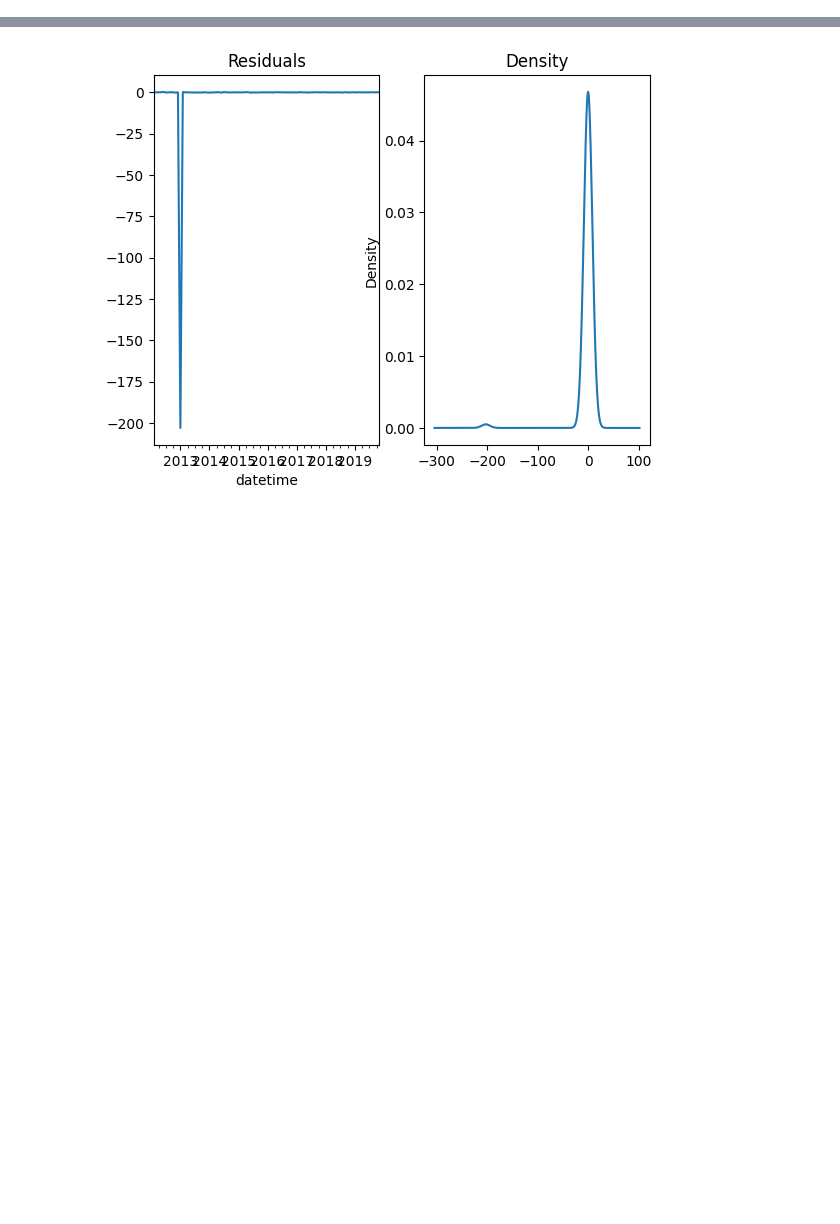
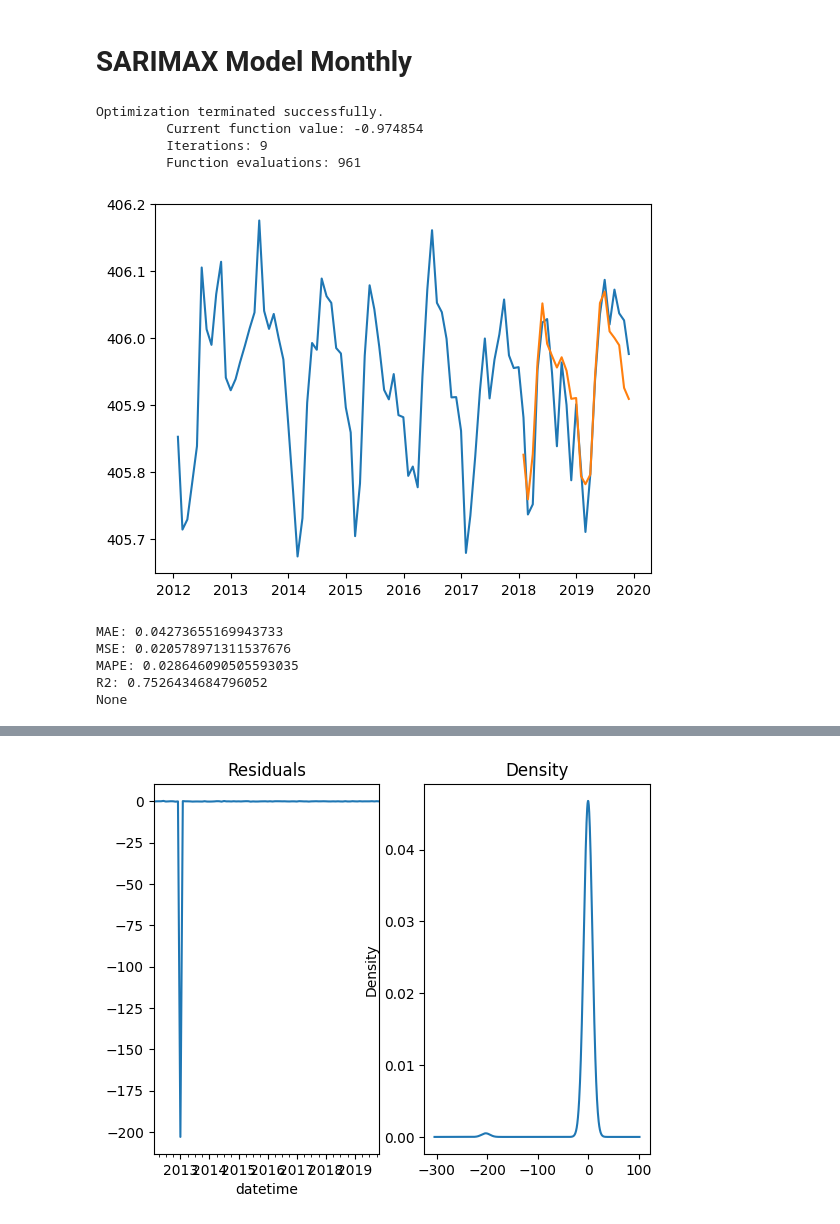
Before and after one commit to kaebry/DSF, a Jupyter notebook: Code/Arima_neptun.ipynb, the cells around one changed output, grey strips where cells are left out. Drawn from its saved outputs; the diff is of its cells as text; code cells hidden in the pictures; blank space fills up the shorter version.

```diff
--- a/Code/Arima_neptun.ipynb
+++ b/Code/Arima_neptun.ipynb
@@ -165,0 +174,25 @@ plt.show()
+# %% [markdown]
+# SARIMAX Model Monthly
+# %%
+# model with Sarimax
+import statsmodels.api as sm
+model_max = sm.tsa.statespace.SARIMAX(train, order=(2,1,2), seasonal_order=(2,1,1,12)).fit(max_iter=50, method='powell')
+# predicting with model
+preds_max = model_max.forecast(len(test))
+# plotting prediction and actual values
+plt.plot(water_monthly.index, water_monthly)
+plt.plot(water_monthly.index[72:], preds_max)
+plt.show()
+
+print(mean_errors(test,preds_max))
+# %% [output]
+Optimization terminated successfully.
+         Current function value: -0.974854
+         Iterations: 9
+         Function evaluations: 961
+[figure, added]
+MAE: 0.04273655169943733
+MSE: 0.020578971311537676
+MAPE: 0.028646090505593035
+R2: 0.7526434684796052
+None
```
Also changed, not shown: parts of 49 cells of this notebook.
